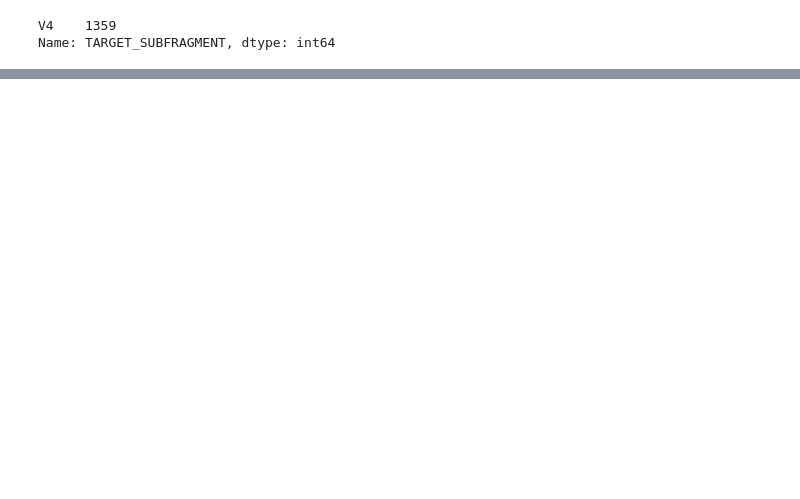
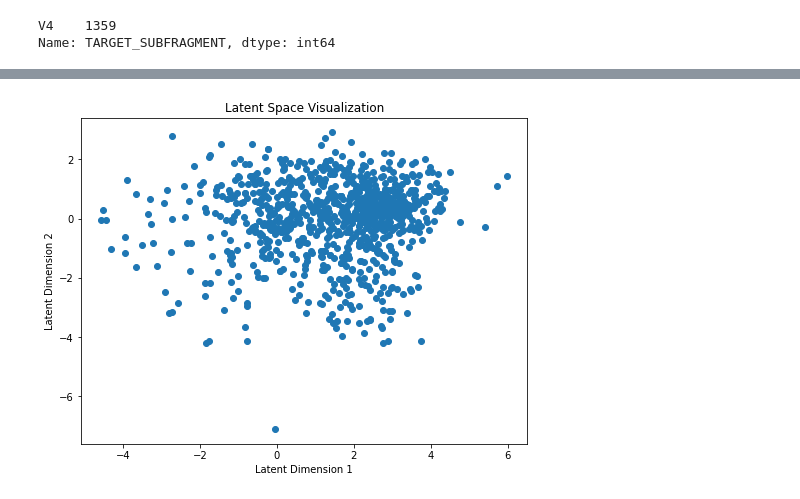
Before and after one commit to StefRodopCodes94/Thesis, a Jupyter notebook: Bio_VAE.ipynb, the cells around one changed output, grey strips where cells are left out. Cells and saved outputs as stored; diff of their text form; code cells hidden in the pictures; blank space fills up the shorter version.

```diff
--- a/Bio_VAE.ipynb
+++ b/Bio_VAE.ipynb
@@ -175,0 +266,27 @@ OTU_df
+# %%
+# Define a function to encode data points into the latent space
+def encode_data(data_loader, model, device):
+    latents = []
+    labels = []
+
+    model.eval()
+    with torch.no_grad():
+        for batch_data in data_loader:
+            batch_data = batch_data[0].to(device)
+            _, mu, _ = model(batch_data)
+            latents.append(mu.cpu().numpy())
+
+    return np.concatenate(latents, axis=0)
+
+# Encode the data into the latent space
+encoded_data = encode_data(dataloader, model, device)
+
+# Plot the latent space
+plt.figure(figsize=(8, 6))
+plt.scatter(encoded_data[:, 0], encoded_data[:, 1])
+plt.title('Latent Space Visualization')
+plt.xlabel('Latent Dimension 1')
+plt.ylabel('Latent Dimension 2')
+plt.show()
+# %% [output]
+[figure, added]
```
Also changed, not shown: parts of 8 cells of this notebook, 5 other files.
